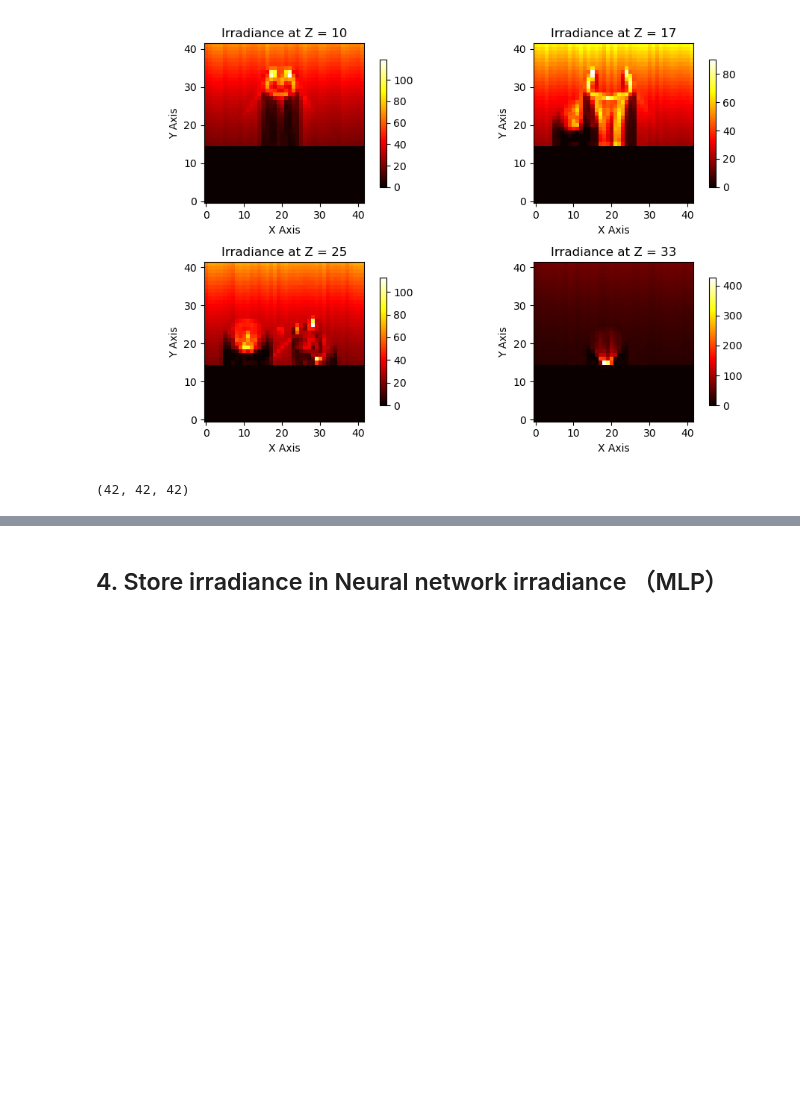
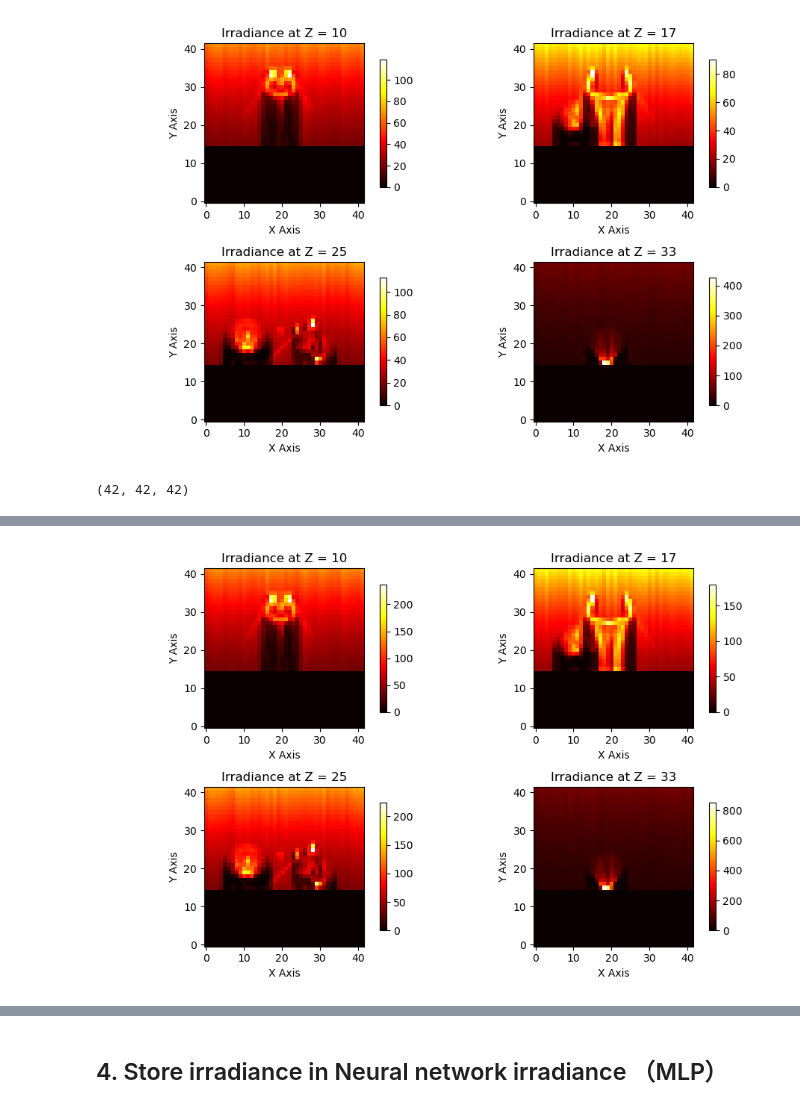
Before and after one commit to swirling-wind/Eikonal-Voxel-Rendering, a Jupyter notebook: main.ipynb, the cells around one changed output, grey strips where cells are left out. Drawn from its saved outputs; the diff is of its cells as text; code cells hidden in the pictures; blank space fills up the shorter version.

```diff
--- a/main.ipynb
+++ b/main.ipynb
@@ -197 +191,6 @@ Step: 1900      loss: 174.5330  Learning Rate: [0.0004]
+# %%
+ground_truth_arr = ground_truth.cpu().view(input_arr.shape).detach().numpy()
+plotter.plot_irradiance_slices(ground_truth_arr, threshold=3, num_slices=4, z_start=30/compress_factor, z_end=100/compress_factor)
+# %% [output]
+[figure, added]
 # %%
```
Also changed, not shown: parts of 7 cells of this notebook, 1 other file.
